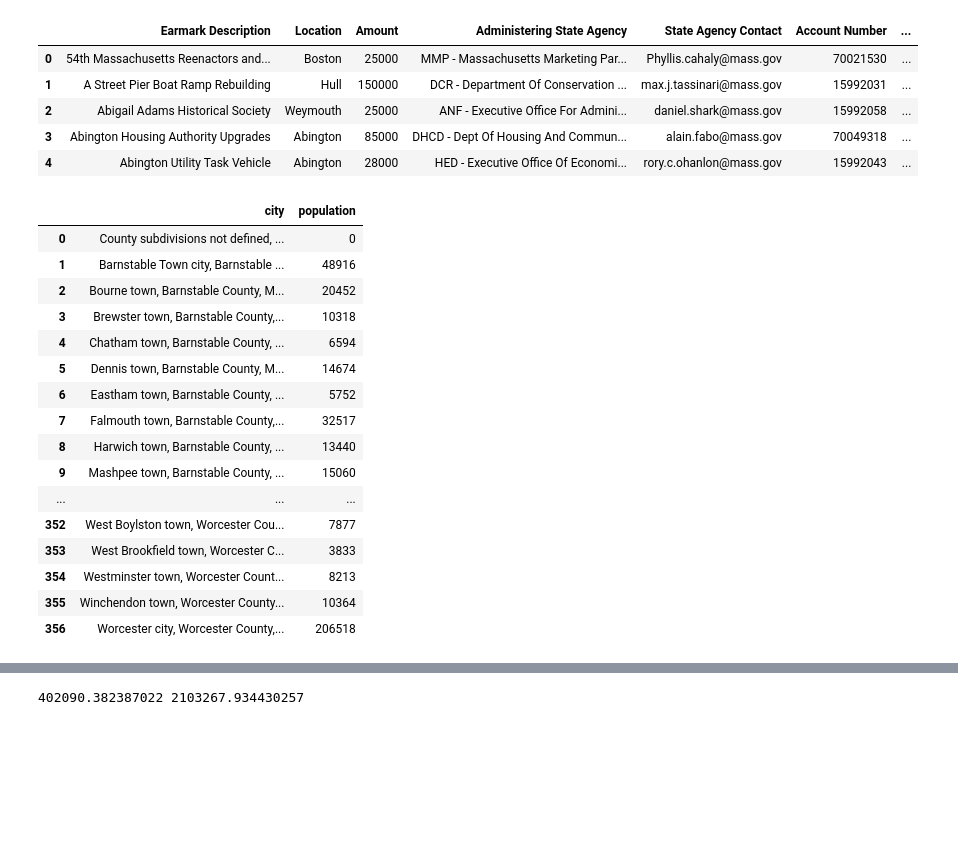
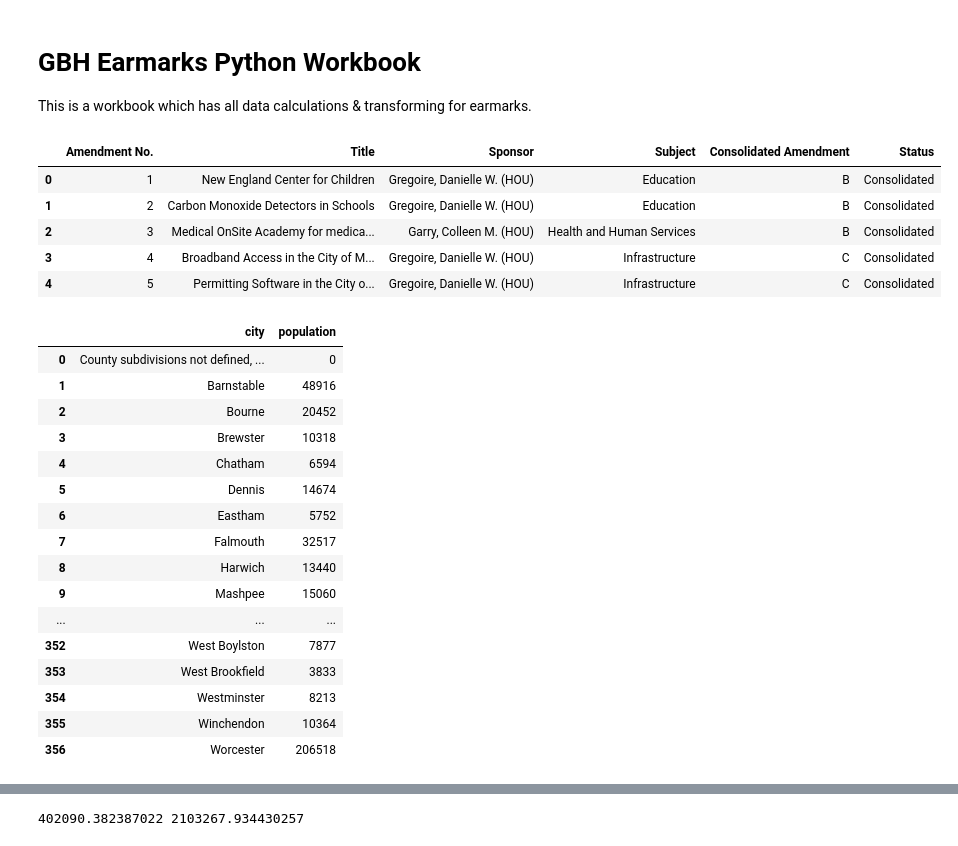
Before and after one commit to specificlanguage/gbh_earmarks, a Jupyter notebook: earmark_analysis.ipynb, the cells around one changed output, grey strips where cells are left out. Cells and saved outputs as stored; diff of their text form; code cells hidden in the pictures; blank space fills up the shorter version.

```diff
--- a/earmark_analysis.ipynb
+++ b/earmark_analysis.ipynb
@@ -1 +1,5 @@
+# %% [markdown]
+# GBH Earmarks Python Workbook
+
+This is a workbook which has all data calculations & transforming for earmarks.
 # %%
@@ -8,16 +20,18 @@ import re
 # %%
+# Load data
+
 earmarks = pd.read_csv("data/earmarks.csv")
-town_shapefiles = gpd.read_file("data/town_shapefile.shp")
-pd.set_option('display.max_rows', 500)
-pd.options.display.float_format = '{:20,.5f}'.format
+# town_shapefiles = gpd.read_file("data/town_shapefile.shp")
+amendment_proposers = pd.read_excel("data/amendments.xlsx")
 earmarks.head()
+amendment_proposers.head()
 # %% [output]
-|  | Earmark Description | Location | Amount | Administering State Agency | State Agency Contact | Account Number | ... |
-| 0 | 54th Massachusetts Reenactors and... | Boston | 25000 | MMP - Massachusetts Marketing Par... | Phyllis.cahaly@mass.gov | 70021530 | ... |
-| 1 | A Street Pier Boat Ramp Rebuilding | Hull | 150000 | DCR - Department Of Conservation ... | max.j.tassinari@mass.gov | 15992031 | ... |
-| 2 | Abigail Adams Historical Society | Weymouth | 25000 | ANF - Executive Office For Admini... | daniel.shark@mass.gov | 15992058 | ... |
-| 3 | Abington Housing Authority Upgrades | Abington | 85000 | DHCD - Dept Of Housing And Commun... | alain.fabo@mass.gov | 70049318 | ... |
-| 4 | Abington Utility Task Vehicle | Abington | 28000 | HED - Executive Office Of Economi... | rory.c.ohanlon@mass.gov | 15992043 | ... |
+|  | Amendment No. | Title | Sponsor | Subject | Consolidated Amendment | Status |
+| 0 | 1 | New England Center for Children | Gregoire, Danielle W. (HOU) | Education | B | Consolidated |
+| 1 | 2 | Carbon Monoxide Detectors in Schools | Gregoire, Danielle W. (HOU) | Education | B | Consolidated |
+| 2 | 3 | Medical OnSite Academy for medica... | Garry, Colleen M. (HOU) | Health and Human Services | B | Consolidated |
+| 3 | 4 | Broadband Access in the City of M... | Gregoire, Danielle W. (HOU) | Infrastructure | C | Consolidated |
+| 4 | 5 | Permitting Software in the City o... | Gregoire, Danielle W. (HOU) | Infrastructure | C | Consolidated |
 # %%
 # Population
 
@@ -26,22 +40,37 @@ population = population.rename(columns={"Geographic Area Name": "city", " !!Tota
 # print(population.head())
 population = population.loc[:, ["city", "population"]] # Comment this line out if you want less condensed statistics for population, including racial distribution
 
+new_names = {}
+for c in population["city"]:
+    if type(c) == int or c == "County subdivisions not defined":
+        continue
+    if c == "Massachusetts":
+        new_names[c] = "Massachusetts"
+    else:
+        new_names[c] = re.sub(r" (Town)? ?(town)? ?(city)?, \w* County, Massachusetts$", "", c) # Replaces "Massachusetts"
+population = population.replace(new_names)
+population = population.loc[~population["city"].isin(["County subdivisions not defined"])]
+population.sort_values(by="city")
+
+# I eventually just cleaned cities manually for those that had "Town" in them because it's just frustrating
+
+population.to_csv(path_or_buf="out/cities.csv")
 population
 # %% [output]
 |  | city | population |
 | 0 | County subdivisions not defined, ... | 0 |
-| 1 | Barnstable Town city, Barnstable ... | 48916 |
-| 2 | Bourne town, Barnstable County, M... | 20452 |
-| 3 | Brewster town, Barnstable County,... | 10318 |
-| 4 | Chatham town, Barnstable County, ... | 6594 |
-| 5 | Dennis town, Barnstable County, M... | 14674 |
-| 6 | Eastham town, Barnstable County, ... | 5752 |
-| 7 | Falmouth town, Barnstable County,... | 32517 |
-| 8 | Harwich town, Barnstable County, ... | 13440 |
-| 9 | Mashpee town, Barnstable County, ... | 15060 |
+| 1 | Barnstable | 48916 |
+| 2 | Bourne | 20452 |
+| 3 | Brewster | 10318 |
+| 4 | Chatham | 6594 |
+| 5 | Dennis | 14674 |
+| 6 | Eastham | 5752 |
+| 7 | Falmouth | 32517 |
+| 8 | Harwich | 13440 |
+| 9 | Mashpee | 15060 |
 | ... | ... | ... |
-| 352 | West Boylston town, Worcester Cou... | 7877 |
-| 353 | West Brookfield town, Worcester C... | 3833 |
-| 354 | Westminster town, Worcester Count... | 8213 |
-| 355 | Winchendon town, Worcester County... | 10364 |
-| 356 | Worcester city, Worcester County,... | 206518 |
+| 352 | West Boylston | 7877 |
+| 353 | West Brookfield | 3833 |
+| 354 | Westminster | 8213 |
+| 355 | Winchendon | 10364 |
+| 356 | Worcester | 206518 |
```
Also changed, not shown: parts of 13 cells of this notebook, 3 other files.
